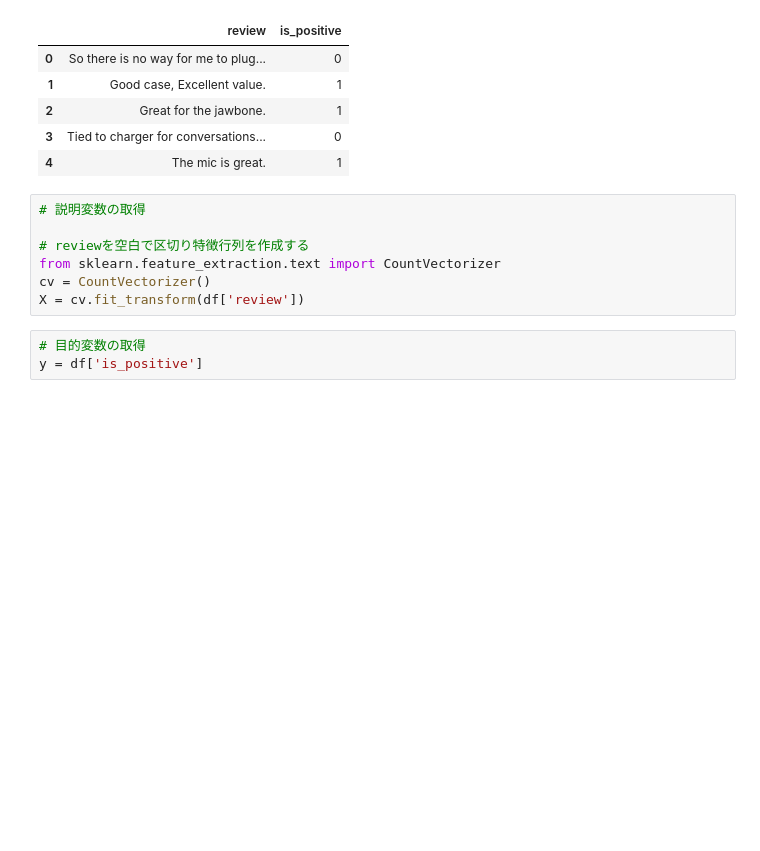
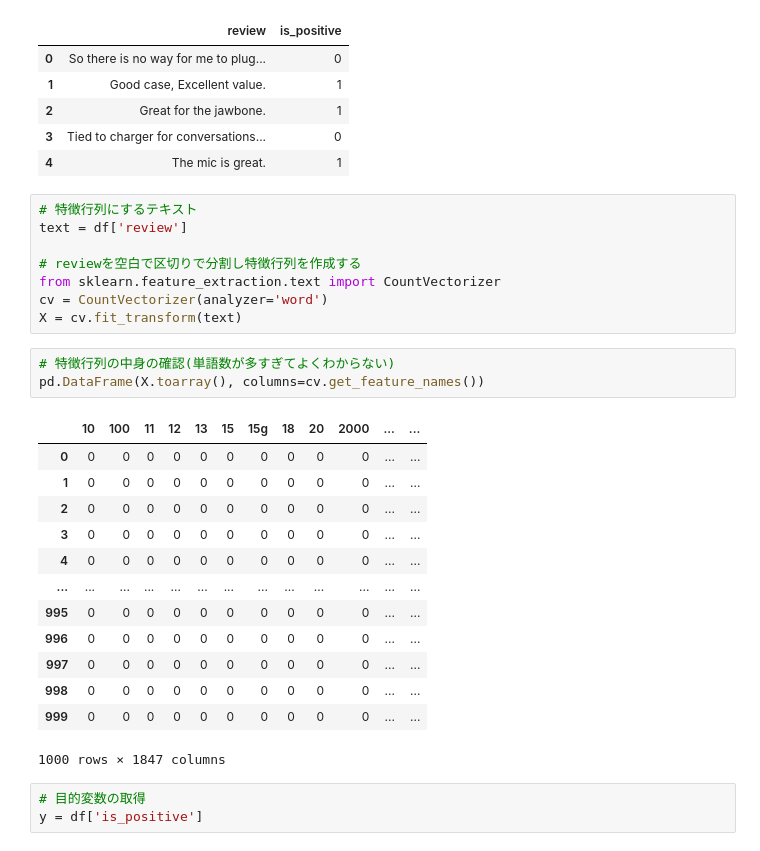
Before and after one commit to takusan2/machineLearning, a Jupyter notebook: practice/amazon_reviews.ipynb, the cells around one changed output. Drawn from its saved outputs; the diff is of its cells as text; blank space fills up the shorter version.

```diff
--- a/practice/amazon_reviews.ipynb
+++ b/practice/amazon_reviews.ipynb
@@ -33,12 +37,30 @@ df.head()
 | 3 | Tied to charger for conversations... | 0 |
 | 4 | The mic is great. | 1 |
 # %%
-# 説明変数の取得
+# 特徴行列にするテキスト
+text = df['review']
 
-# reviewを空白で区切り特徴行列を作成する
+# reviewを空白で区切りで分割し特徴行列を作成する
 from sklearn.feature_extraction.text import CountVectorizer
-cv = CountVectorizer()
-X = cv.fit_transform(df['review'])
+cv = CountVectorizer(analyzer='word')
+X = cv.fit_transform(text)
+# %%
+# 特徴行列の中身の確認(単語数が多すぎてよくわからない)
+pd.DataFrame(X.toarray(), columns=cv.get_feature_names())
+# %% [output]
+|  | 10 | 100 | 11 | 12 | 13 | 15 | 15g | 18 | 20 | 2000 | ... | ... |
+| 0 | 0 | 0 | 0 | 0 | 0 | 0 | 0 | 0 | 0 | 0 | ... | ... |
+| 1 | 0 | 0 | 0 | 0 | 0 | 0 | 0 | 0 | 0 | 0 | ... | ... |
+| 2 | 0 | 0 | 0 | 0 | 0 | 0 | 0 | 0 | 0 | 0 | ... | ... |
+| 3 | 0 | 0 | 0 | 0 | 0 | 0 | 0 | 0 | 0 | 0 | ... | ... |
+| 4 | 0 | 0 | 0 | 0 | 0 | 0 | 0 | 0 | 0 | 0 | ... | ... |
+| ... | ... | ... | ... | ... | ... | ... | ... | ... | ... | ... | ... | ... |
+| 995 | 0 | 0 | 0 | 0 | 0 | 0 | 0 | 0 | 0 | 0 | ... | ... |
+| 996 | 0 | 0 | 0 | 0 | 0 | 0 | 0 | 0 | 0 | 0 | ... | ... |
+| 997 | 0 | 0 | 0 | 0 | 0 | 0 | 0 | 0 | 0 | 0 | ... | ... |
+| 998 | 0 | 0 | 0 | 0 | 0 | 0 | 0 | 0 | 0 | 0 | ... | ... |
+| 999 | 0 | 0 | 0 | 0 | 0 | 0 | 0 | 0 | 0 | 0 | ... | ... |
+1000 rows × 1847 columns
 # %%
 # 目的変数の取得
 y = df['is_positive']
```
Also changed, not shown: parts of 14 cells of this notebook, 2 other files.
